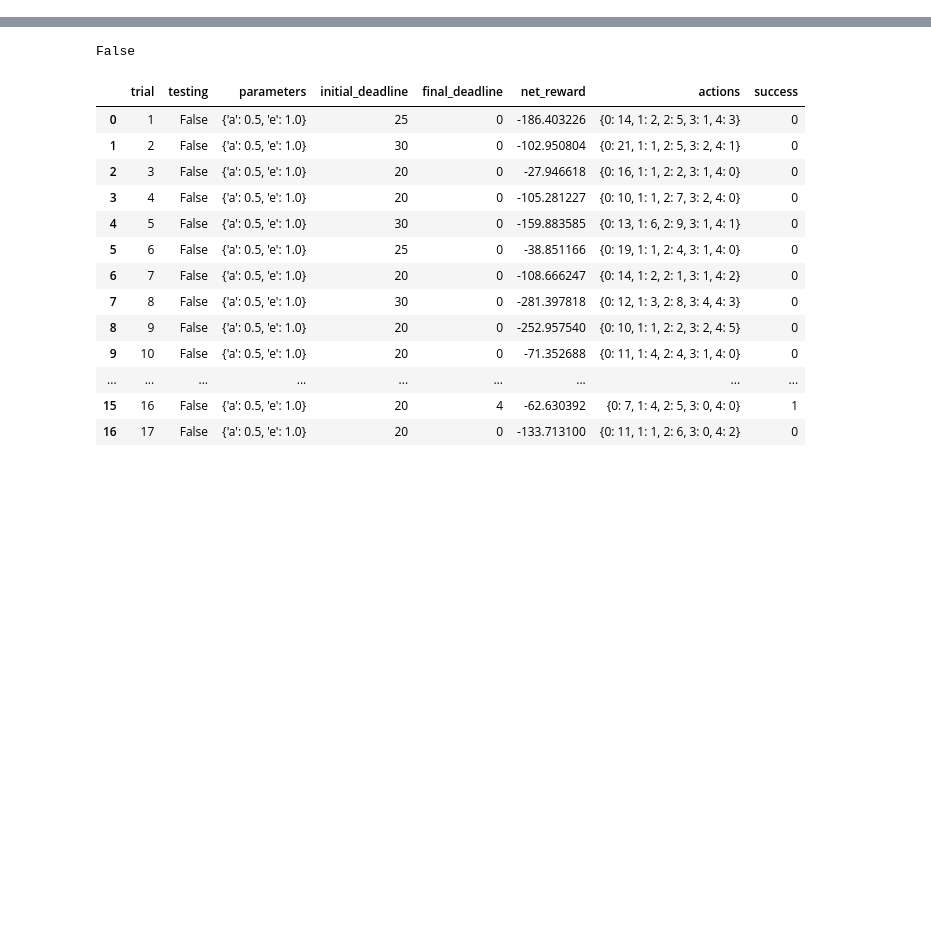
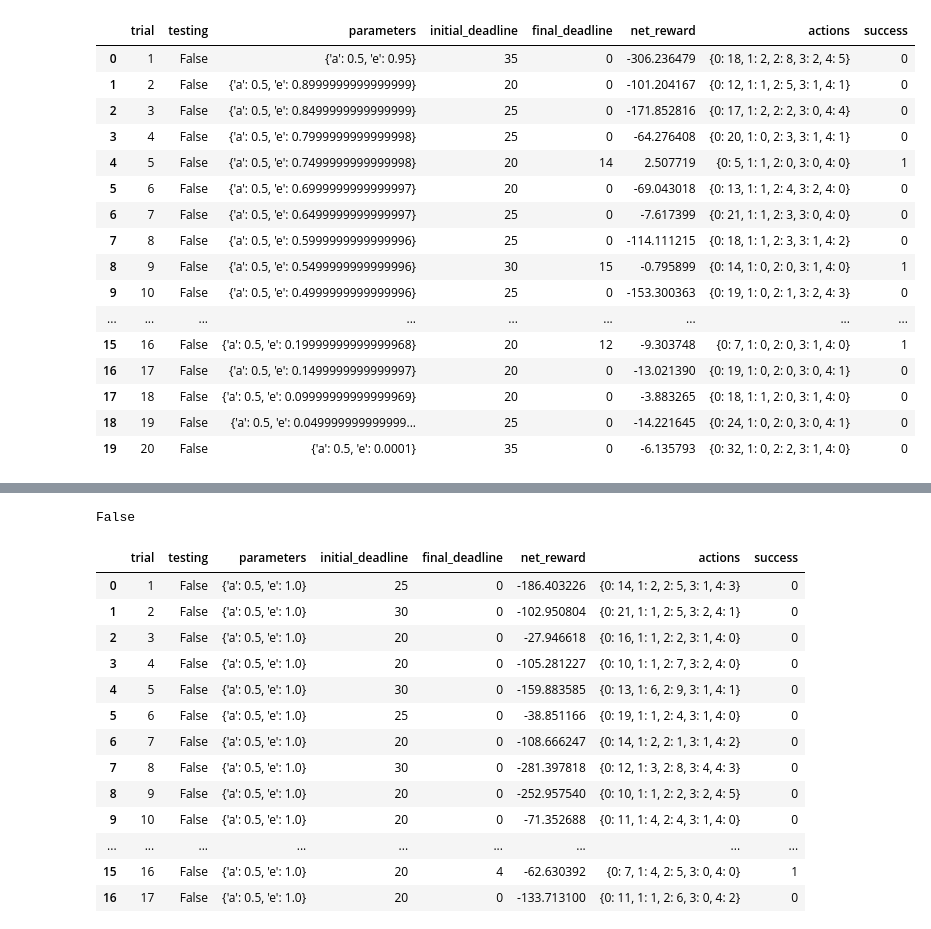
Before and after one commit to yifanxie/Udacity_MLND, a Jupyter notebook: projects/smartcab/Running.ipynb, the cells around one changed output, grey strips where cells are left out. Saved outputs shown, nothing was run; the diff lists cells and outputs as text; code cells hidden in the pictures; blank space fills up the shorter version.

```diff
--- a/projects/smartcab/Running.ipynb
+++ b/projects/smartcab/Running.ipynb
@@ -10,3 +10,25 @@ import operator
 from numpy.random import choice
 import operator
 import scipy
+# %%
+import pandas as pd
+sim_no_learning=pd.read_csv('./logs/sim_default-learning_Q6.csv')
+sim_no_learning.loc[sim_no_learning.testing==False]
+# %% [output]
+|  | trial | testing | parameters | initial_deadline | final_deadline | net_reward | actions | success |
+| 0 | 1 | False | {'a': 0.5, 'e': 0.95} | 35 | 0 | -306.236479 | {0: 18, 1: 2, 2: 8, 3: 2, 4: 5} | 0 |
+| 1 | 2 | False | {'a': 0.5, 'e': 0.8999999999999999} | 20 | 0 | -101.204167 | {0: 12, 1: 1, 2: 5, 3: 1, 4: 1} | 0 |
+| 2 | 3 | False | {'a': 0.5, 'e': 0.8499999999999999} | 25 | 0 | -171.852816 | {0: 17, 1: 2, 2: 2, 3: 0, 4: 4} | 0 |
+| 3 | 4 | False | {'a': 0.5, 'e': 0.7999999999999998} | 25 | 0 | -64.276408 | {0: 20, 1: 0, 2: 3, 3: 1, 4: 1} | 0 |
+| 4 | 5 | False | {'a': 0.5, 'e': 0.7499999999999998} | 20 | 14 | 2.507719 | {0: 5, 1: 1, 2: 0, 3: 0, 4: 0} | 1 |
+| 5 | 6 | False | {'a': 0.5, 'e': 0.6999999999999997} | 20 | 0 | -69.043018 | {0: 13, 1: 1, 2: 4, 3: 2, 4: 0} | 0 |
+| 6 | 7 | False | {'a': 0.5, 'e': 0.6499999999999997} | 25 | 0 | -7.617399 | {0: 21, 1: 1, 2: 3, 3: 0, 4: 0} | 0 |
+| 7 | 8 | False | {'a': 0.5, 'e': 0.5999999999999996} | 25 | 0 | -114.111215 | {0: 18, 1: 1, 2: 3, 3: 1, 4: 2} | 0 |
+| 8 | 9 | False | {'a': 0.5, 'e': 0.5499999999999996} | 30 | 15 | -0.795899 | {0: 14, 1: 0, 2: 0, 3: 1, 4: 0} | 1 |
+| 9 | 10 | False | {'a': 0.5, 'e': 0.4999999999999996} | 25 | 0 | -153.300363 | {0: 19, 1: 0, 2: 1, 3: 2, 4: 3} | 0 |
+| ... | ... | ... | ... | ... | ... | ... | ... | ... |
+| 15 | 16 | False | {'a': 0.5, 'e': 0.19999999999999968} | 20 | 12 | -9.303748 | {0: 7, 1: 0, 2: 0, 3: 1, 4: 0} | 1 |
+| 16 | 17 | False | {'a': 0.5, 'e': 0.1499999999999997} | 20 | 0 | -13.021390 | {0: 19, 1: 0, 2: 0, 3: 0, 4: 1} | 0 |
+| 17 | 18 | False | {'a': 0.5, 'e': 0.09999999999999969} | 20 | 0 | -3.883265 | {0: 18, 1: 1, 2: 0, 3: 1, 4: 0} | 0 |
+| 18 | 19 | False | {'a': 0.5, 'e': 0.049999999999999... | 25 | 0 | -14.221645 | {0: 24, 1: 0, 2: 0, 3: 0, 4: 1} | 0 |
+| 19 | 20 | False | {'a': 0.5, 'e': 0.0001} | 35 | 0 | -6.135793 | {0: 32, 1: 0, 2: 2, 3: 1, 4: 0} | 0 |
```
Also changed, not shown: parts of 2 cells of this notebook, 2 other files.
